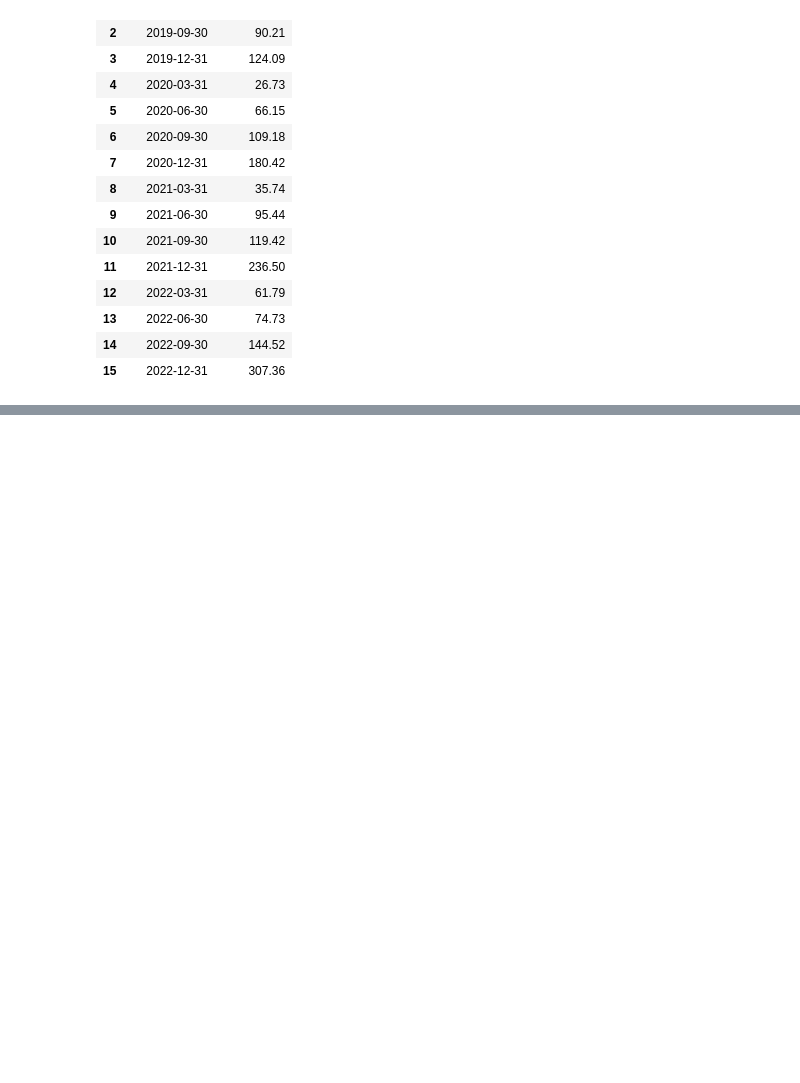
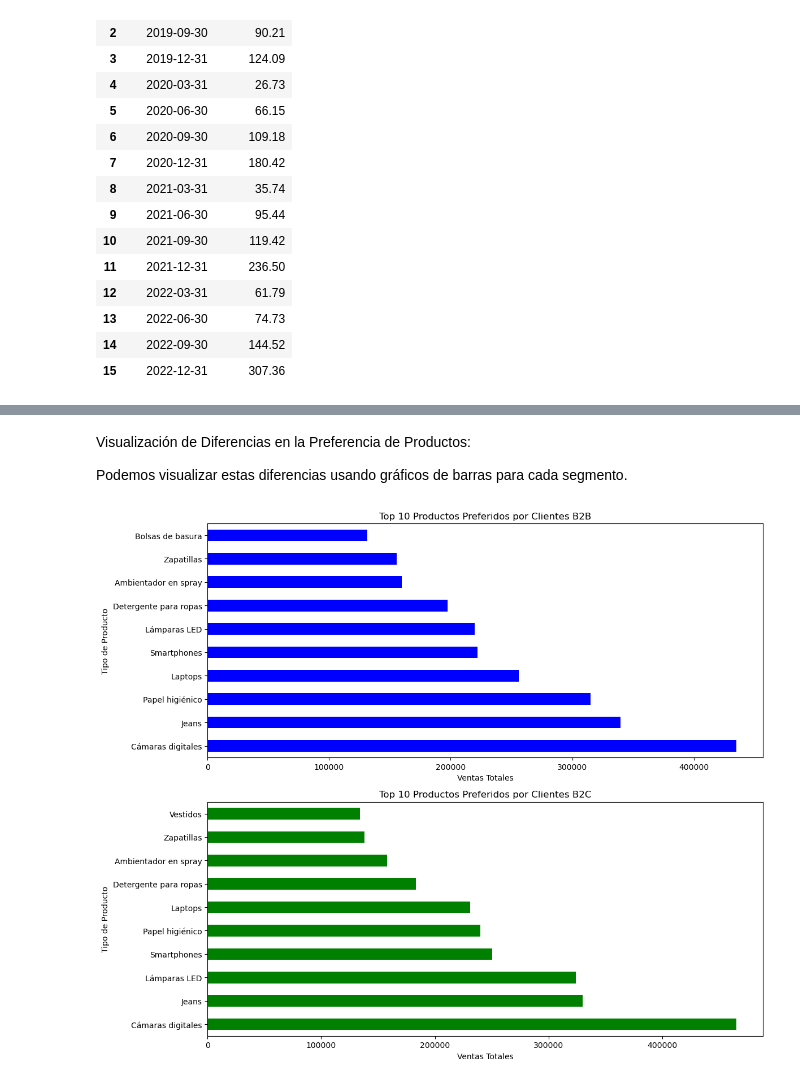
Before and after one commit to gabrielcz6/supermarketsalesanalysis, a Jupyter notebook: supermarketanalisis.ipynb, the cells around one changed output, grey strips where cells are left out. Saved outputs shown, nothing was run; the diff lists cells and outputs as text; code cells hidden in the pictures; blank space fills up the shorter version.

```diff
--- a/supermarketanalisis.ipynb
+++ b/supermarketanalisis.ipynb
@@ -412,0 +646,11 @@ See the caveats in the documentation: https://pandas.pydata.org/pandas-docs/stab
+# %%
+def productos_preferidos_por_segmento(df_ventas):
+    productos_b2b = df_ventas[df_ventas['segmento_cliente'] == 'B2B'].groupby('tipo_producto')['total_venta'].sum().sort_values(ascending=False)
+    productos_b2c = df_ventas[df_ventas['segmento_cliente'] == 'B2C'].groupby('tipo_producto')['total_venta'].sum().sort_values(ascending=False)
+    return productos_b2b, productos_b2c
+
+productos_b2b, productos_b2c = productos_preferidos_por_segmento(df_ventas_limpio)
+print("Productos Preferidos por Clientes B2B:")
+print(productos_b2b)
+print("\nProductos Preferidos por Clientes B2C:")
+print(productos_b2c)
@@ -412,0 +675,26 @@ See the caveats in the documentation: https://pandas.pydata.org/pandas-docs/stab
+# %% [markdown]
+Visualización de Diferencias en la Preferencia de Productos:
+
+Podemos visualizar estas diferencias usando gráficos de barras para cada segmento.
+# %%
+import matplotlib.pyplot as plt
+
+def visualizar_preferencias_producto(productos_b2b, productos_b2c):
+    fig, axs = plt.subplots(2, 1, figsize=(12, 10))
+
+    productos_b2b.head(10).plot(kind='barh', ax=axs[0], color='blue')
+    axs[0].set_title('Top 10 Productos Preferidos por Clientes B2B')
+    axs[0].set_xlabel('Ventas Totales')
+    axs[0].set_ylabel('Tipo de Producto')
+
+    productos_b2c.head(10).plot(kind='barh', ax=axs[1], color='green')
+    axs[1].set_title('Top 10 Productos Preferidos por Clientes B2C')
+    axs[1].set_xlabel('Ventas Totales')
+    axs[1].set_ylabel('Tipo de Producto')
+
+    plt.tight_layout()
+    plt.show()
+
+visualizar_preferencias_producto(productos_b2b, productos_b2c)
+# %% [output]
+[figure, added]
```
Also changed, not shown: parts of 27 cells of this notebook.
